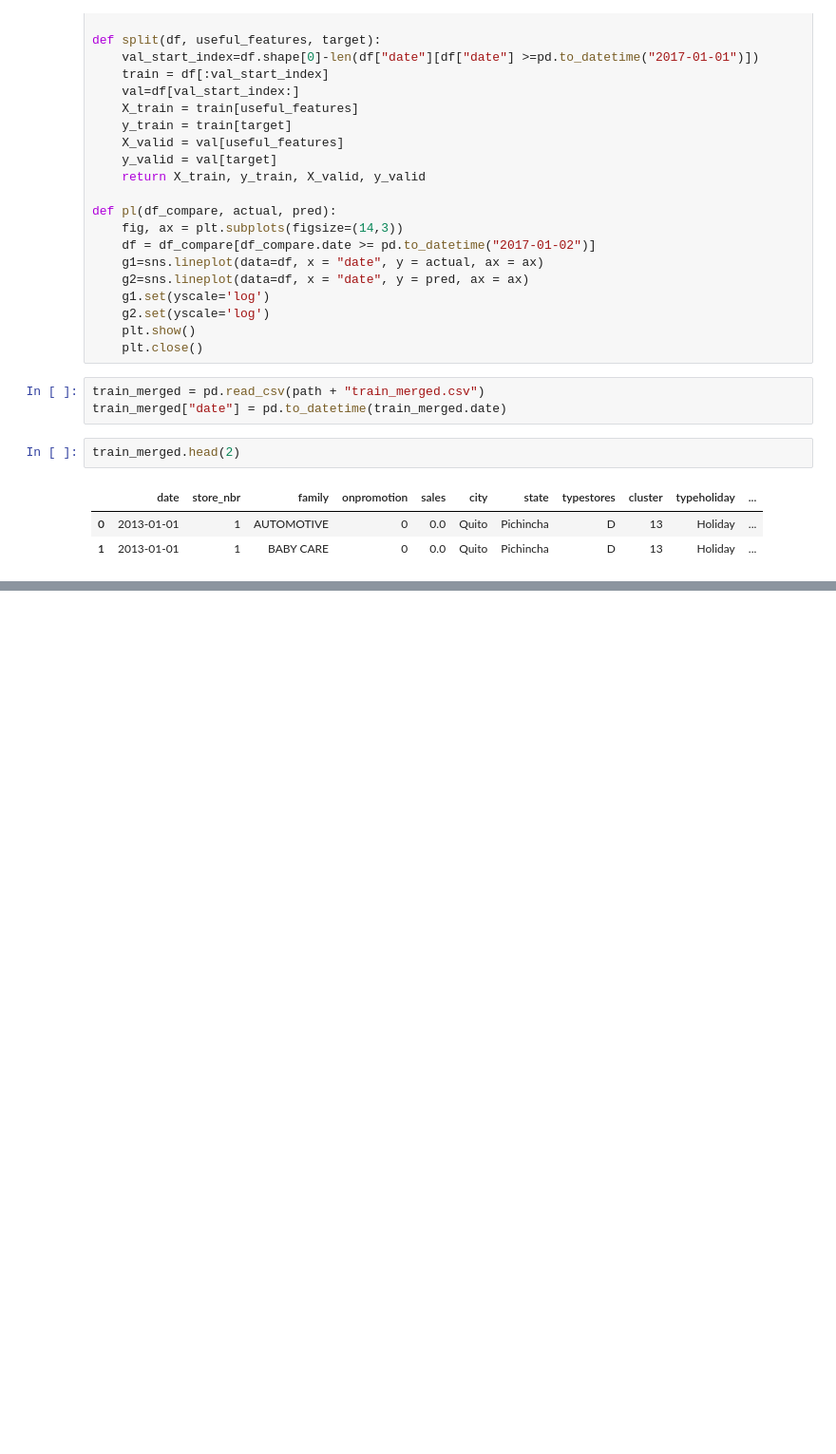
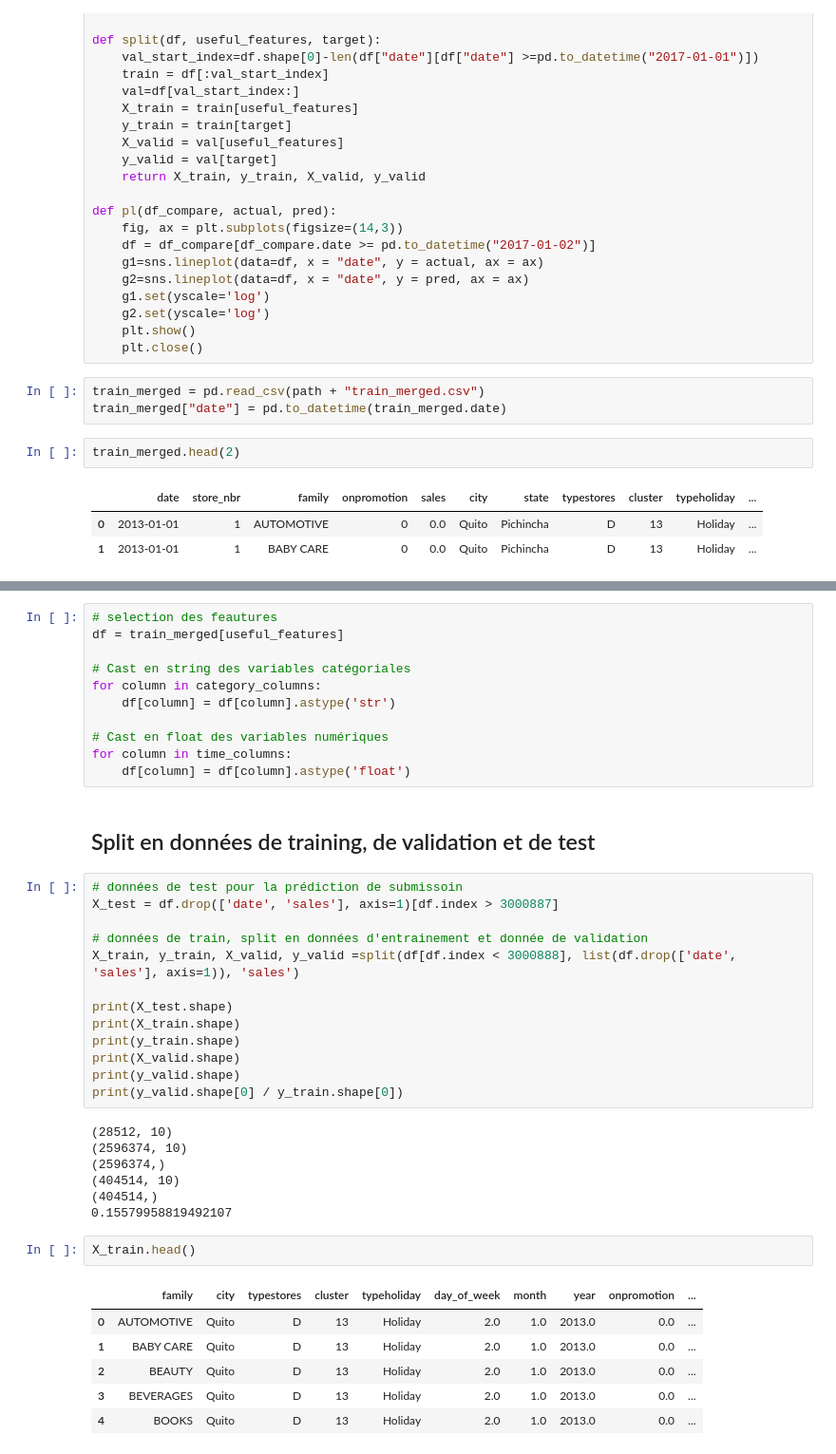
Before and after one commit to ikarioh/competiton_kaggle, a Jupyter notebook: 03_xgboos1.ipynb, the cells around one changed output, grey strips where cells are left out. Shown at 95% size. Saved outputs shown, nothing was run; the diff lists cells and outputs as text; blank space fills up the shorter version.

```diff
--- a/03_xgboos1.ipynb
+++ b/03_xgboos1.ipynb
@@ -52,0 +108,42 @@ train_merged.head(2)
+# %%
+# selection des feautures
+df = train_merged[useful_features]
+
+# Cast en string des variables catégoriales
+for column in category_columns:
+    df[column] = df[column].astype('str')
+
+# Cast en float des variables numériques
+for column in time_columns:
+    df[column] = df[column].astype('float')
+# %% [markdown]
+## Split en données de training, de validation et de test
+# %%
+# données de test pour la prédiction de submissoin
+X_test = df.drop(['date', 'sales'], axis=1)[df.index > 3000887]
+
+# données de train, split en données d'entrainement et donnée de validation
+X_train, y_train, X_valid, y_valid =split(df[df.index < 3000888], list(df.drop(['date', 'sales'], axis=1)), 'sales')
+
+print(X_test.shape)
+print(X_train.shape)
+print(y_train.shape)
+print(X_valid.shape)
+print(y_valid.shape)
+print(y_valid.shape[0] / y_train.shape[0])
+# %% [output]
+(28512, 10)
+(2596374, 10)
+(2596374,)
+(404514, 10)
+(404514,)
+0.15579958819492107
+# %%
+X_train.head()
+# %% [output]
+|  | family | city | typestores | cluster | typeholiday | day_of_week | month | year | onpromotion | ... |
+| 0 | AUTOMOTIVE | Quito | D | 13 | Holiday | 2.0 | 1.0 | 2013.0 | 0.0 | ... |
+| 1 | BABY CARE | Quito | D | 13 | Holiday | 2.0 | 1.0 | 2013.0 | 0.0 | ... |
+| 2 | BEAUTY | Quito | D | 13 | Holiday | 2.0 | 1.0 | 2013.0 | 0.0 | ... |
+| 3 | BEVERAGES | Quito | D | 13 | Holiday | 2.0 | 1.0 | 2013.0 | 0.0 | ... |
+| 4 | BOOKS | Quito | D | 13 | Holiday | 2.0 | 1.0 | 2013.0 | 0.0 | ... |
```
Also changed, not shown: parts of 20 cells of this notebook.
